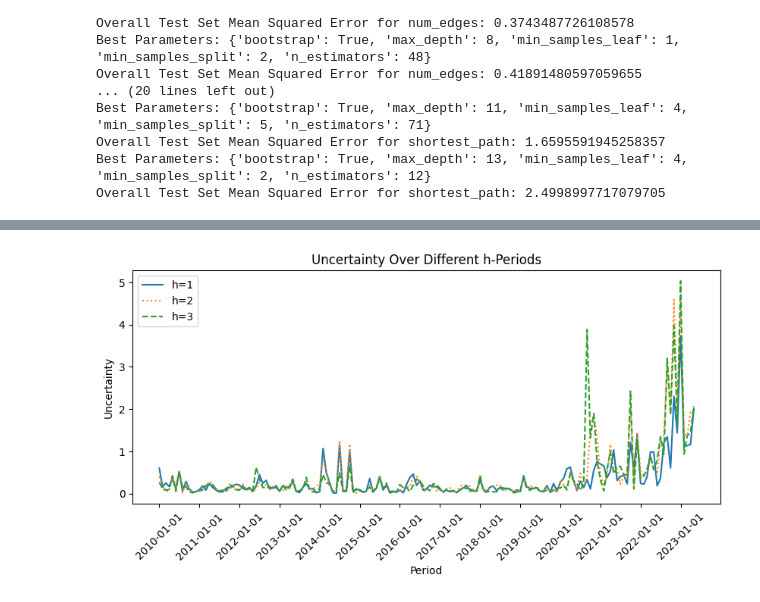
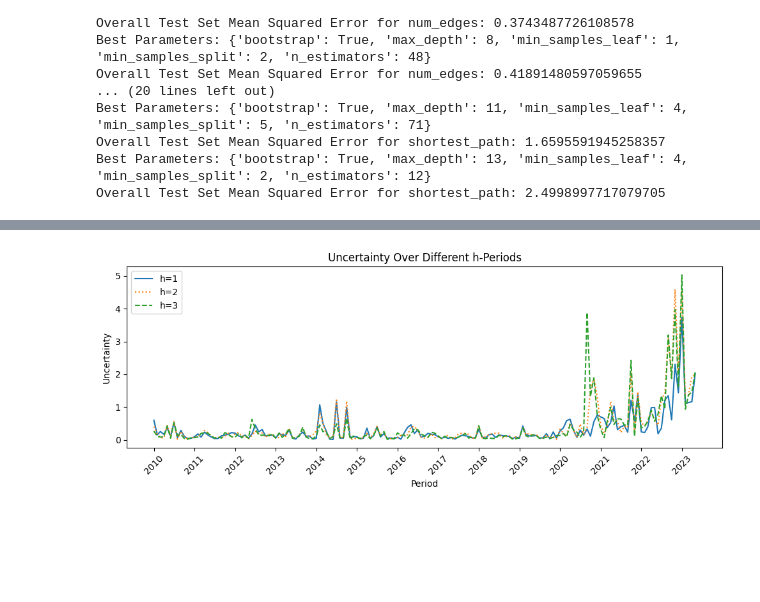
Before and after one commit to Sifan1997/Code_for_thesis, a Jupyter notebook: notebook/2_uncertainty_measurement.ipynb, the cells around one changed output, grey strips where cells are left out. Drawn from its saved outputs; the diff is of its cells as text; code cells hidden in the pictures; blank space fills up the shorter version.

```diff
--- a/notebook/2_uncertainty_measurement.ipynb
+++ b/notebook/2_uncertainty_measurement.ipynb
@@ -11,16 +11,13 @@ from scipy.stats import randint
 # %% [markdown]
 ### Read data
 # %%
+
 # Loda data
 target = pd.read_csv('../data/processed/properties.csv')
 features = pd.read_csv('../data/processed/features.csv')
 
-# features = features[['Period', 'TPU', 'GPR', 'CORESA', 'CPTOTSAXN', 'DPANUSSPB', 'DXGSRMRCHSACD','DMGSRMRCHSACD', 'IPTOTSAKD', 'IMPCOV', 'NEER', 'REER', 'RETSALESSA', 'TOTRESV', 'UNEMPSA_']]   IMPCOV
-
-features = features[['Period', 'TPU', 'GPR', 'CPTOTSAXN', 'DPANUSSPB', 'DXGSRMRCHSACD','DMGSRMRCHSACD', 'IPTOTSAKD', 'IMPCOV', 'NEER', 'REER', 'RETSALESSA', 'TOTRESV', 'UNEMPSA_','GEPU']]
-
 # Merge data
 df = pd.merge(target, features, on='Period')
 
-# Convert Period column to datetime
+# Convert 'Period' column to datetime format
 df['Period'] = pd.to_datetime(df['Period'])
@@ -246,7 +221,17 @@ lag3_mse.head()
 # %%
 
 def calculate_uncertainty_metrics(mse_df):
-    # Calculate 'uncertainty' as the average of the columns (excluding 'Period')
+    """
+    Calculate uncertainty metrics by averaging the MSE values across different lagged predictions.
+
+    Parameters:
+    mse_df (DataFrame): A DataFrame containing MSE values for different lagged predictions.
+
+    Returns:
+    DataFrame: A DataFrame containing the 'Period' and the calculated 'uncertainty'.
+    """
+
+    # Calculate 'uncertainty' as the average of the MSE columns (excluding 'Period')
     mse_df['uncertainty'] = mse_df.iloc[:, 1:].mean(axis=1)
 
     # Keep only the 'Period' and 'uncertainty' columns
@@ -336,21 +275,33 @@ uncertainties_3
 # %%
-# Plot 'avg_uncertainty'
+
+#Plot uncertainty
 plt.figure(figsize=(10, 4))
 plt.plot(uncertainties_1['Period'], uncertainties_1['uncertainty'], label='h=1', linestyle='-')
 plt.plot(uncertainties_2['Period'], uncertainties_2['uncertainty'], label='h=2', linestyle=':')
 plt.plot(uncertainties_3['Period'], uncertainties_3['uncertainty'], label='h=3', linestyle='--')
 
-
+# Set the title and labels
 plt.title('Uncertainty Over Different h-Periods')
 plt.xlabel('Period')
 plt.ylabel('Uncertainty')
+
+# Adding a legend
 plt.legend()
 
-# Set x-axis ticks at intervals of 12 periods and rotate x-labels
-plt.xticks(uncertainties_1['Period'][::12], rotation=45)
+# Improve the x-axis ticks
+plt.gca().xaxis.set_major_locator(mdates.YearLocator())
+plt.gca().xaxis.set_major_formatter(mdates.DateFormatter('%Y'))
+
+# Rotate x-labels for better readability
+plt.xticks(rotation=45)
+
+# Ensure the plot layout is tight
+plt.tight_layout()
+
+# Show the plot
 plt.show()
 # %% [output]
-[figure, old version]
+[figure, new version]
 # %%
 # Save to csv
 uncertainties_1.to_csv('../data/processed/uncertainty_index.csv', index=False, encoding='utf')
```
Also changed, not shown: parts of 18 cells of this notebook, 30 other files.
